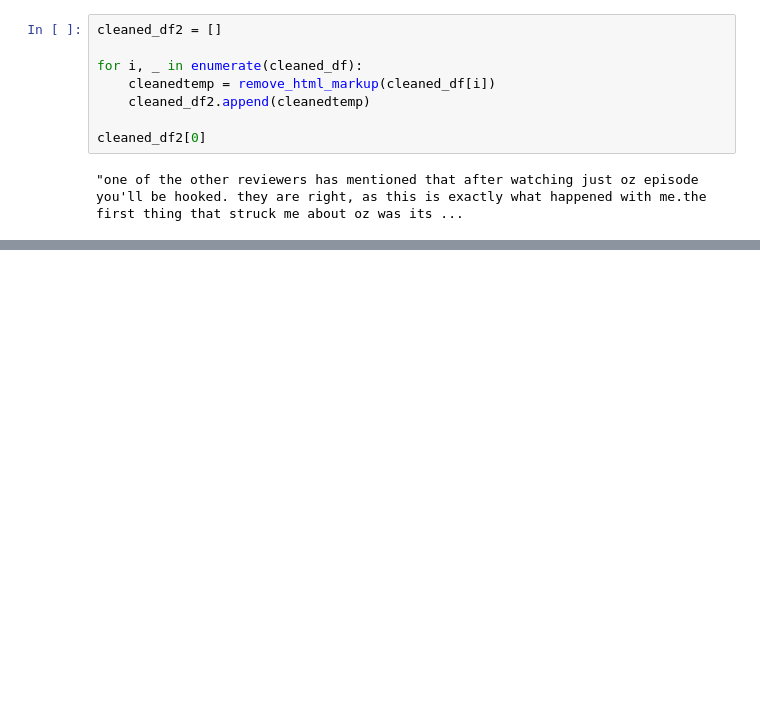
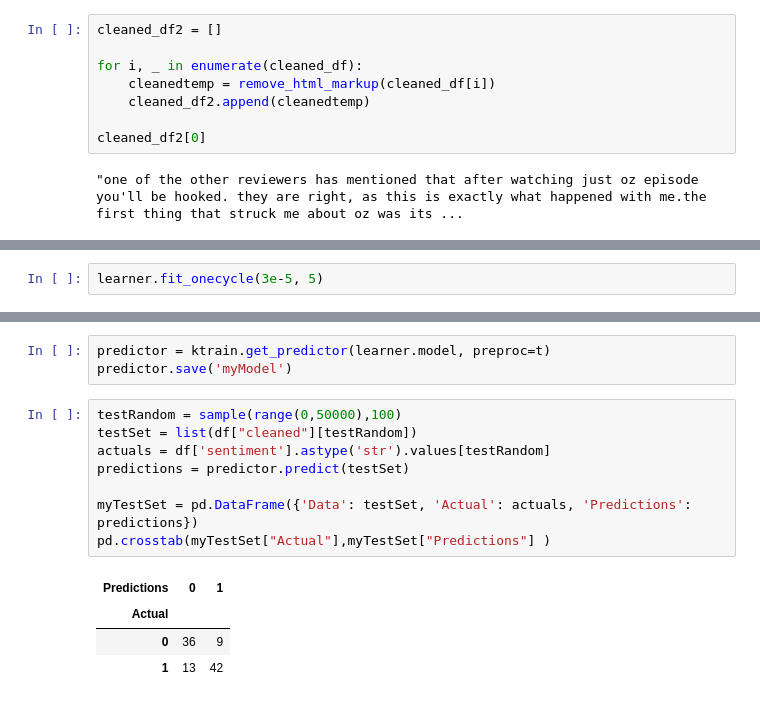
Before and after one commit to diyahundiwala/CMU_PGSS_2022, a Jupyter notebook: Week 02/LoadIMDB.ipynb, the cells around one changed output, grey strips where cells are left out. Drawn from its saved outputs; the diff is of its cells as text; blank space fills up the shorter version.

```diff
--- a/Week 02/LoadIMDB.ipynb
+++ b/Week 02/LoadIMDB.ipynb
@@ -139,0 +241,2 @@ cleaned_df2[0]
+# %%
+learner.fit_onecycle(3e-5, 5)
@@ -139,0 +256,16 @@ cleaned_df2[0]
+# %%
+predictor = ktrain.get_predictor(learner.model, preproc=t)
+predictor.save('myModel')
+# %%
+testRandom = sample(range(0,50000),100)
+testSet = list(df["cleaned"][testRandom])
+actuals = df['sentiment'].astype('str').values[testRandom]
+predictions = predictor.predict(testSet)
+
+myTestSet = pd.DataFrame({'Data': testSet, 'Actual': actuals, 'Predictions': predictions})
+pd.crosstab(myTestSet["Actual"],myTestSet["Predictions"] )
+# %% [output]
+| Predictions | 0 | 1 |
+| Actual |  |  |
+| 0 | 36 | 9 |
+| 1 | 13 | 42 |
```
Also changed, not shown: parts of 15 cells of this notebook.
